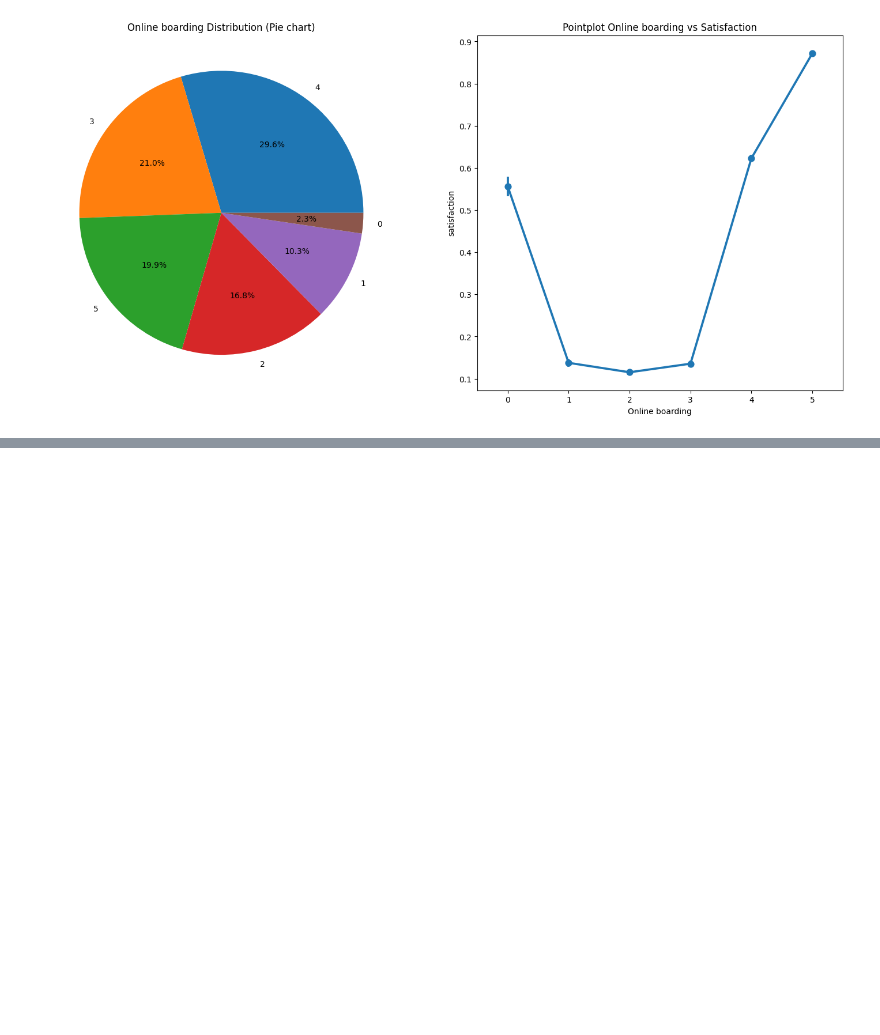
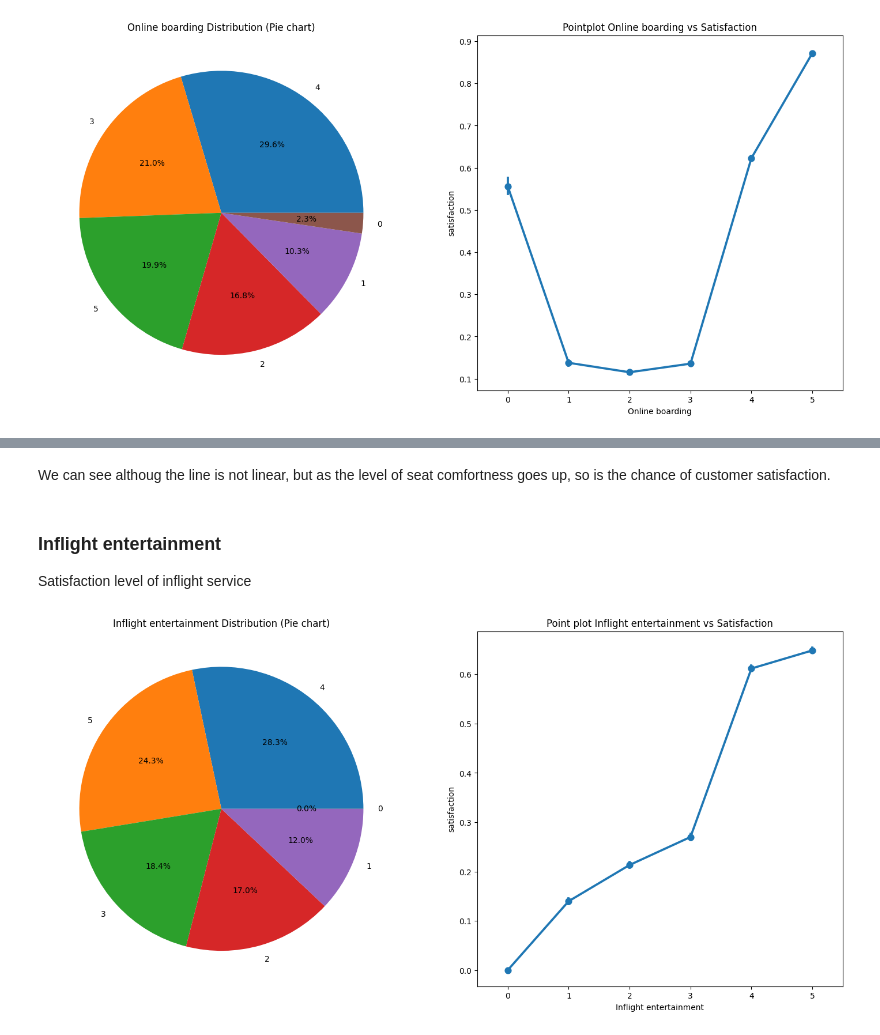
Before and after one commit to JonathanSuryaS/AOL---Machine-Learning, a Jupyter notebook: plane.ipynb, the cells around one changed output, grey strips where cells are left out. Drawn from its saved outputs; the diff is of its cells as text; code cells hidden in the pictures; blank space fills up the shorter version.

```diff
--- a/plane.ipynb
+++ b/plane.ipynb
@@ -327,0 +350,15 @@ plt.show()
+# %% [markdown]
+We can see althoug the line is not linear, but as the level of seat comfortness goes up, so is the chance of customer satisfaction.
+# %% [markdown]
+### Inflight entertainment
+Satisfaction level of inflight service
+# %%
+fig, ax = plt.subplots(1, 2, figsize=(18, 8))
+data['Inflight entertainment'].value_counts().plot(kind = 'pie', ax = ax[0], autopct = '%1.1f%%')
+ax[0].set_ylabel('')
+ax[0].set_title('Inflight entertainment Distribution (Pie chart)')
+ax[1].set_title('Point plot Inflight entertainment vs Satisfaction')
+sns.pointplot(data = data, x = 'Inflight entertainment', y = 'satisfaction')
+plt.show()
+# %% [output]
+[figure, added]
```
Also changed, not shown: parts of 60 cells of this notebook.
